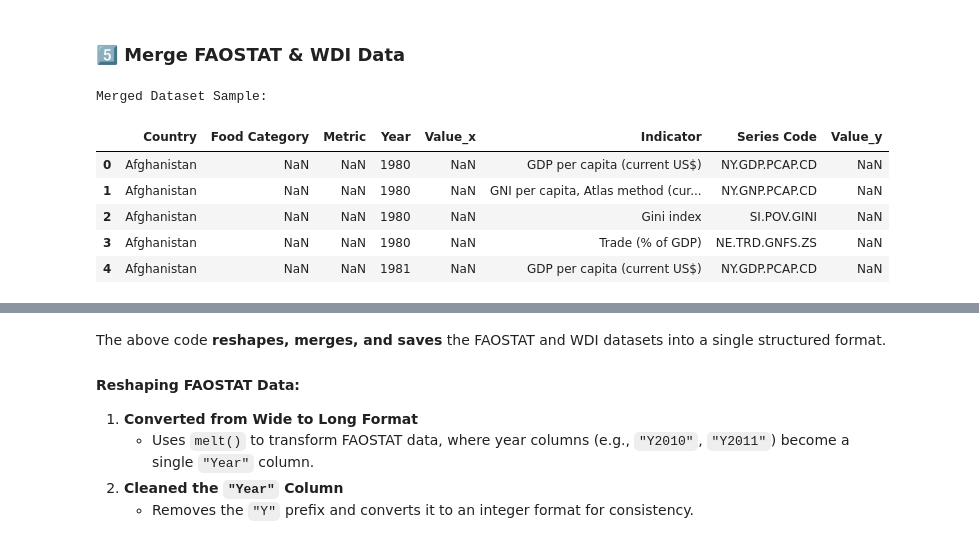
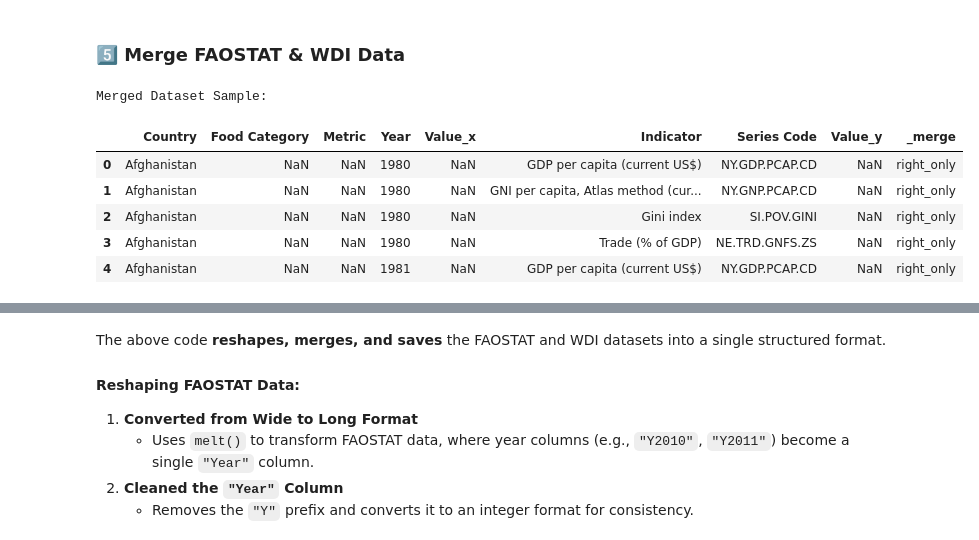
Before and after one commit to chetan-957/Data-Management-sp2025, a Jupyter notebook: ps2.ipynb, the cells around one changed output, grey strips where cells are left out. Cells and saved outputs as stored; diff of their text form; code cells hidden in the pictures.

```diff
--- a/ps2.ipynb
+++ b/ps2.ipynb
@@ -305,32 +360,32 @@ This ensures **consistent country names** across datasets and removes unnecessar
 # %%
 # Convert FAOSTAT from wide to long format
 faostat_long = faostat_filtered.melt(id_vars=["Country", "Food Category", "Metric"],
                                      var_name="Year", value_name="Value")
 
 # Clean Year column (remove "Y" prefix)
 faostat_long["Year"] = faostat_long["Year"].str.replace("Y", "").astype(int)
 
 # Convert WDI from wide to long format
 wdi_long = wdi_filtered.melt(id_vars=["Country", "Indicator", "Series Code"], var_name="Year", value_name="Value")
 
 # Ensure Year column is numeric
 wdi_long = wdi_long[wdi_long["Year"].str.isnumeric()]
 wdi_long["Year"] = wdi_long["Year"].astype(int)
 
 # Use Outer Join to Keep All Years
-merged_data = faostat_long.merge(wdi_long, on=["Country", "Year"], how="outer")
+merged_data = faostat_long.merge(wdi_long, on=["Country", "Year"], how="outer",indicator=True) #aok: get _merge indicator
 
 # Save the final merged dataset
 merged_data.to_csv("Merged_FAOSTAT_WDI.csv", index=False)
 
 # Display sample of merged dataset
 print("Merged Dataset Sample:\n")
 merged_data.head(5)
 # %% [output]
 Merged Dataset Sample:
-|  | Country | Food Category | Metric | Year | Value_x | Indicator | Series Code | Value_y |
-| 0 | Afghanistan | NaN | NaN | 1980 | NaN | GDP per capita (current US$) | NY.GDP.PCAP.CD | NaN |
-| 1 | Afghanistan | NaN | NaN | 1980 | NaN | GNI per capita, Atlas method (cur... | NY.GNP.PCAP.CD | NaN |
-| 2 | Afghanistan | NaN | NaN | 1980 | NaN | Gini index | SI.POV.GINI | NaN |
-| 3 | Afghanistan | NaN | NaN | 1980 | NaN | Trade (% of GDP) | NE.TRD.GNFS.ZS | NaN |
-| 4 | Afghanistan | NaN | NaN | 1981 | NaN | GDP per capita (current US$) | NY.GDP.PCAP.CD | NaN |
+|  | Country | Food Category | Metric | Year | Value_x | Indicator | Series Code | Value_y | _merge |
+| 0 | Afghanistan | NaN | NaN | 1980 | NaN | GDP per capita (current US$) | NY.GDP.PCAP.CD | NaN | right_only |
+| 1 | Afghanistan | NaN | NaN | 1980 | NaN | GNI per capita, Atlas method (cur... | NY.GNP.PCAP.CD | NaN | right_only |
+| 2 | Afghanistan | NaN | NaN | 1980 | NaN | Gini index | SI.POV.GINI | NaN | right_only |
+| 3 | Afghanistan | NaN | NaN | 1980 | NaN | Trade (% of GDP) | NE.TRD.GNFS.ZS | NaN | right_only |
+| 4 | Afghanistan | NaN | NaN | 1981 | NaN | GDP per capita (current US$) | NY.GDP.PCAP.CD | NaN | right_only |
```
Also changed, not shown: parts of 17 cells of this notebook.
